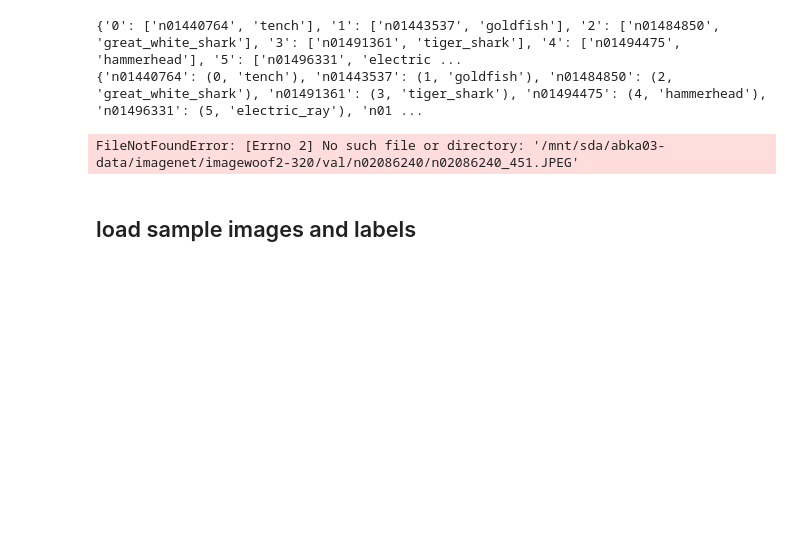
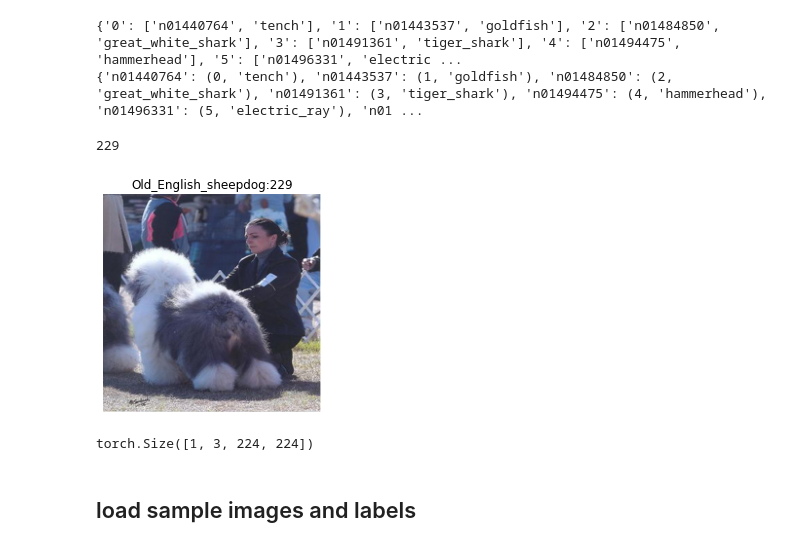
Before and after one commit to Mak-Ta-Reque/soundness_saliency, a Jupyter notebook: experiment_ki.ipynb, the cells around one changed output. Saved outputs shown, nothing was run; the diff lists cells and outputs as text; code cells hidden in the pictures; blank space fills up the shorter version.

```diff
--- a/experiment_ki.ipynb
+++ b/experiment_ki.ipynb
@@ -146,33 +147,34 @@ print(class_dict)
 # %%
 ##
 from PIL import Image
-output_dir = "/mnt/sda/abka03-data/KI/explantions/"
+output_dir = "/mnt/sda/abka03-data/KI/explantions/ent"
 image_path = "/mnt/sda/abka03-data/imagenet/imagewoof2-320/val"
 jpg_files = []
 for root, dirs, files in os.walk(image_path):
     for file in files:
         if file.endswith(".jpg") or file.endswith(".JPEG"):
             jpg_files.append(os.path.join(root, file))
 
 select_sampe = 677 #589
 
 image = Image.open(jpg_files[select_sampe])
 
-image = Image.open("/mnt/sda/abka03-data/imagenet/imagewoof2-320/val/n02086240/n02086240_451.JPEG")
 
 class_num, class_name  = class_dict[jpg_files[select_sampe].split("/")[-2]]
 
 print(class_num)
 image = image.resize((224, 224))
 plt.imshow(image)
 plt.axis("off")
 plt.title(f"{class_name}:{class_num}")
 plt.show()
 
 input_tensor = transform(image).unsqueeze(0)
 print(input_tensor.shape)
 # %% [output]
-FileNotFoundError: [Errno 2] No such file or directory: '/mnt/sda/abka03-data/imagenet/imagewoof2-320/val/n02086240/n02086240_451.JPEG'
+229
+[figure, added]
+torch.Size([1, 3, 224, 224])
 # %% [markdown]
 ## load sample images and labels
 # %%
```
Also changed, not shown: parts of 10 cells of this notebook, 1 other file.
